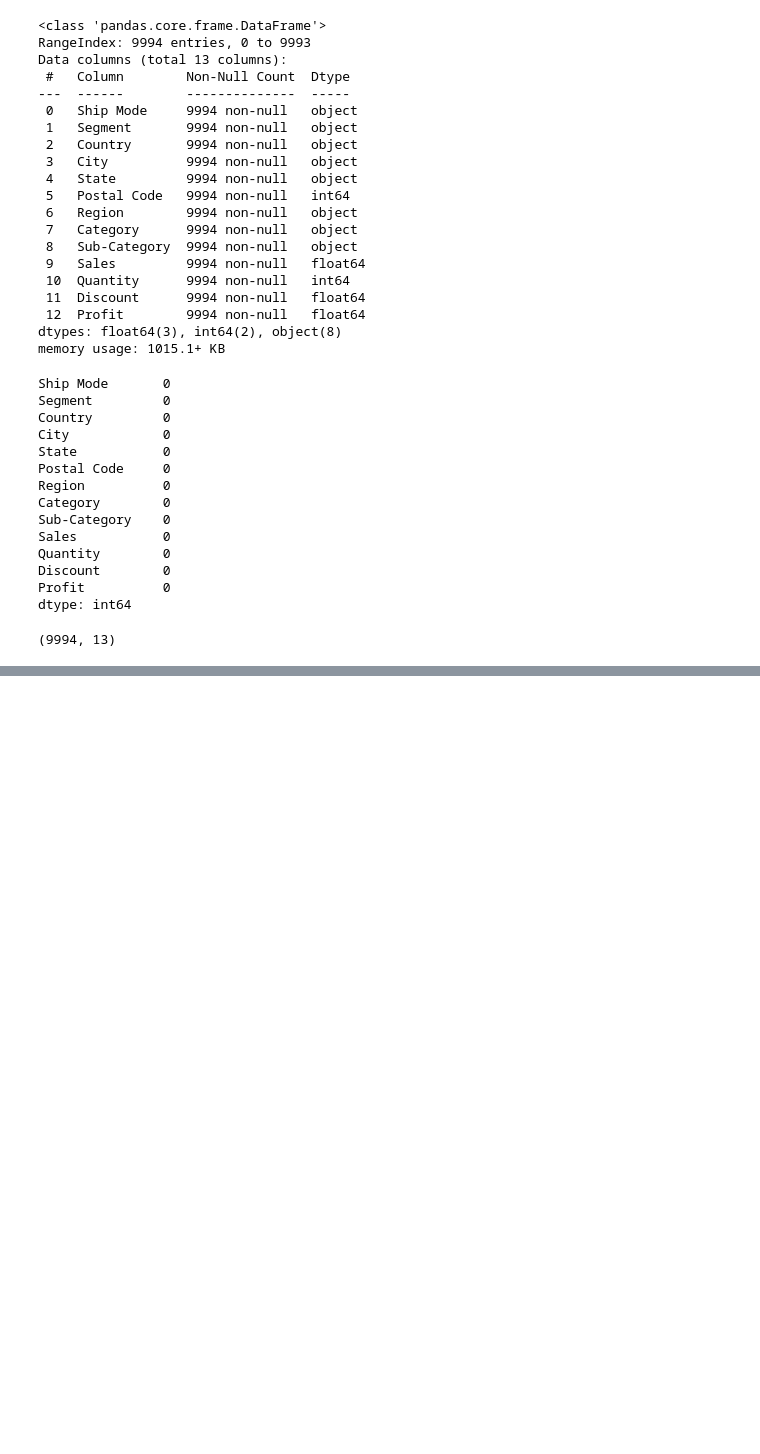
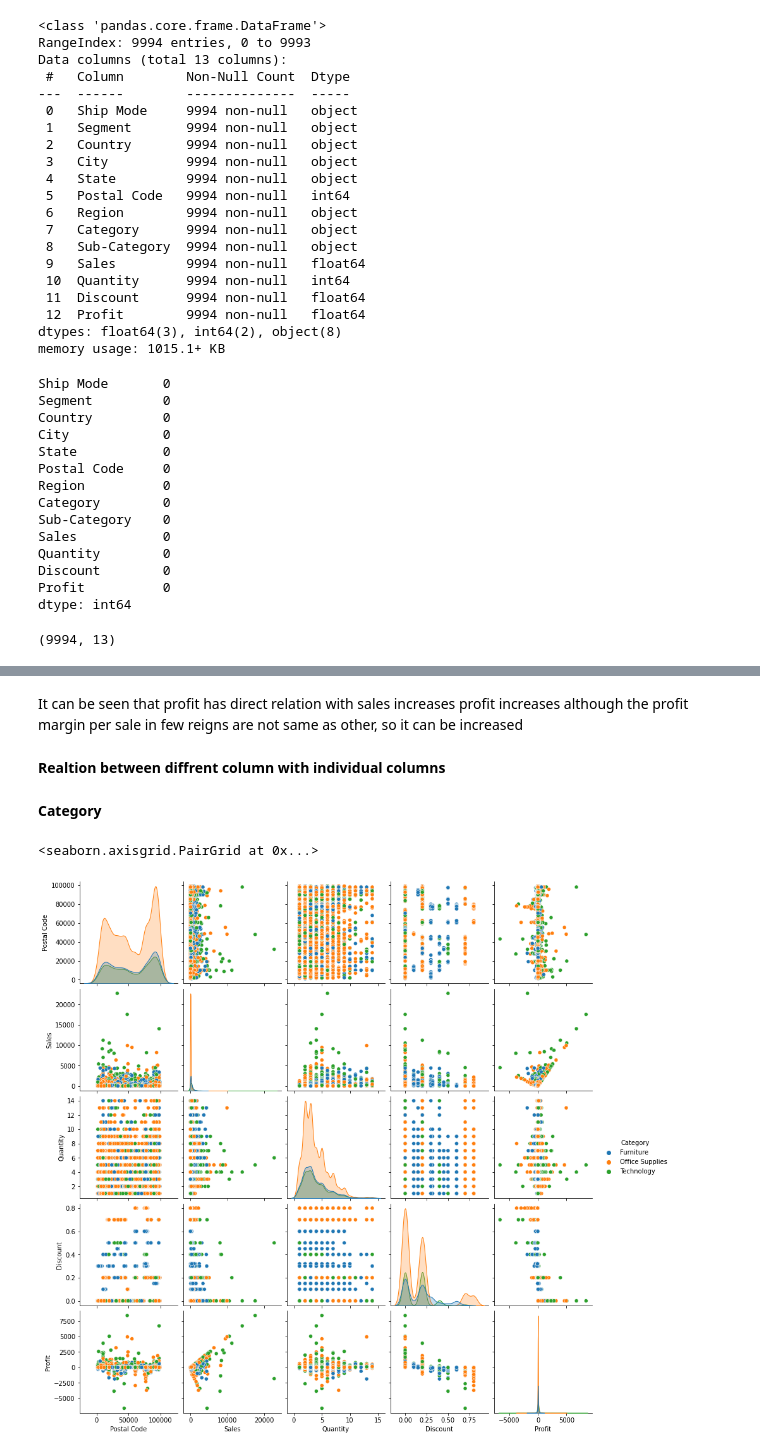
Before and after one commit to ziaArzoo/spark-foundation, a Jupyter notebook: analysis.ipynb, the cells around one changed output, grey strips where cells are left out. Drawn from its saved outputs; the diff is of its cells as text; code cells hidden in the pictures; blank space fills up the shorter version.

```diff
--- a/analysis.ipynb
+++ b/analysis.ipynb
@@ -115,0 +91,11 @@ plt.title('Sub-Category',fontsize=20)
+# %% [markdown]
+It can be seen that profit has direct relation with sales increases profit increases although the profit margin per sale in few reigns are not same as other, so it can be increased
+# %% [markdown]
+**Realtion between diffrent column with individual columns**
+# %% [markdown]
+**Category**
+# %%
+sns.pairplot(df1,hue='Category')
+# %% [output]
+<seaborn.axisgrid.PairGrid at 0x...>
+[figure, added]
```
Also changed, not shown: parts of 50 cells of this notebook.
